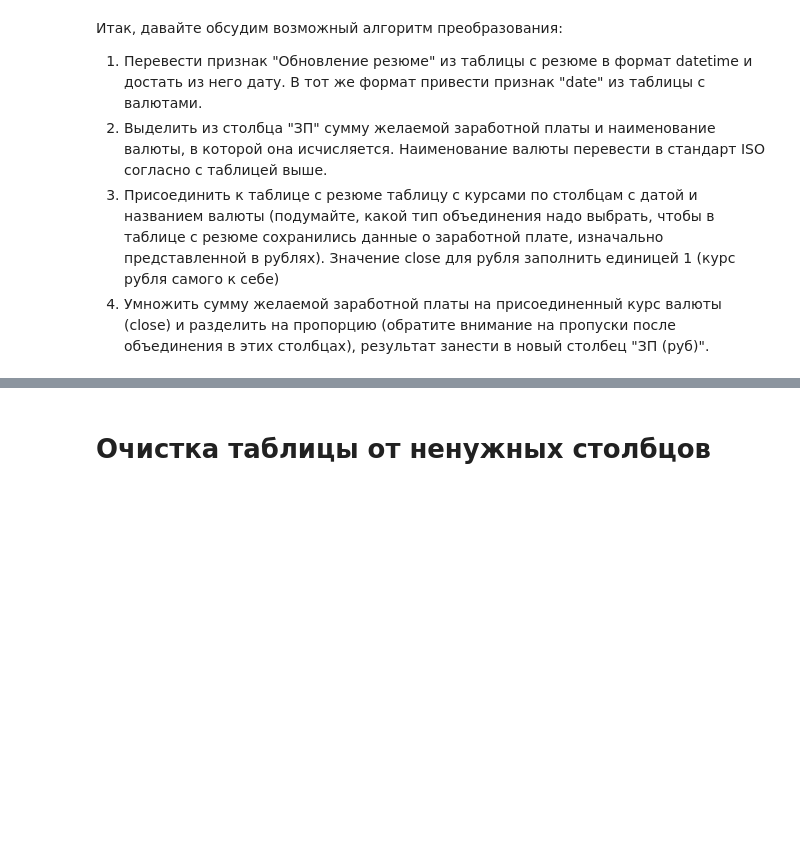
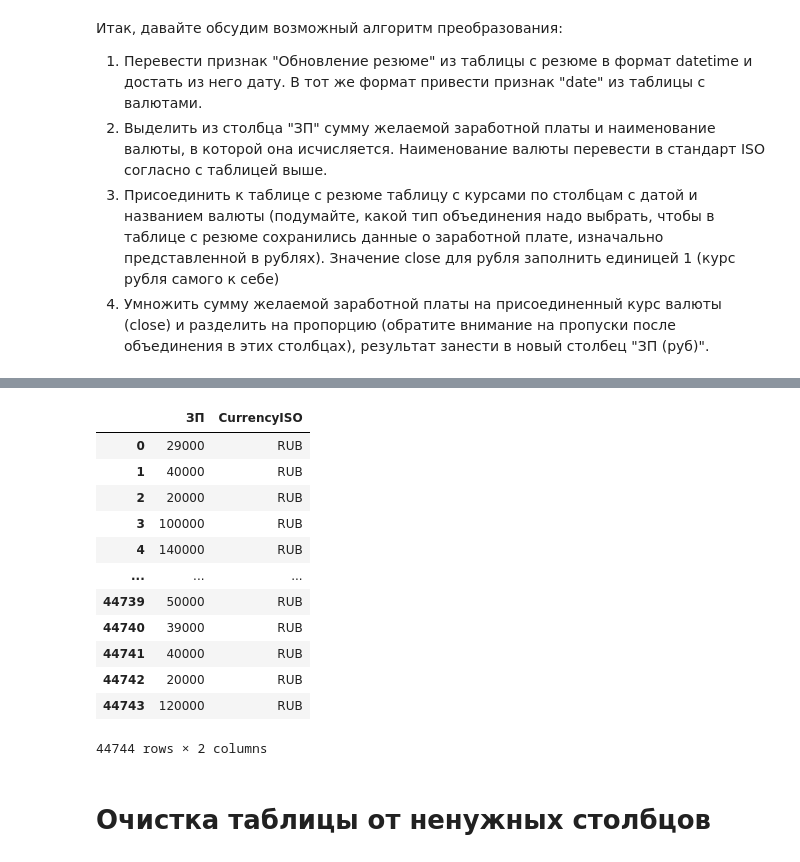
Before and after one commit to tcheredeev/skf_dsprmgu, a Jupyter notebook: Блок 1. Знакомство с данными. Python для анализа данных/PROJECT-1. Анализ резюме из HeadHunter/Задание 1. Проект 1 (PJ-01).ipynb, the cells around one changed output, grey strips where cells are left out. Cells and saved outputs as stored; diff of their text form; code cells hidden in the pictures; blank space fills up the shorter version.

```diff
--- a/Блок 1. Знакомство с данными. Python для анализа данных/PROJECT-1. Анализ резюме из HeadHunter/Задание 1. Проект 1 (PJ-01).ipynb
+++ b/Блок 1. Знакомство с данными. Python для анализа данных/PROJECT-1. Анализ резюме из HeadHunter/Задание 1. Проект 1 (PJ-01).ipynb
@@ -33,7 +33,7 @@ pd.options.display.max_columns = 30
 # %% [markdown]
 1. Прочитайте данные с помощью библиотеки Pandas. Совет: перед чтением обратите внимание на разделитель внутри файла.
 # %%
-headhunter_base_df = pd.read_csv('data/dst-3.0_16_1_hh_database.csv', sep=';')
+headhunter_base_df = pd.read_csv('data/dst-3.0_16_1_hh_database.zip', sep=';')
 display(headhunter_base_df.shape)
 # %% [output]
 (44744, 12)
@@ -427,3 +440,19 @@ print('Медиана зарплаты:', data_df['ЗП (руб)'].median())
+# %%
+data_df[['ЗП', 'CurrencyISO']]
+# %% [output]
+|  | ЗП | CurrencyISO |
+| 0 | 29000 | RUB |
+| 1 | 40000 | RUB |
+| 2 | 20000 | RUB |
+| 3 | 100000 | RUB |
+| 4 | 140000 | RUB |
+| ... | ... | ... |
+| 44739 | 50000 | RUB |
+| 44740 | 39000 | RUB |
+| 44741 | 40000 | RUB |
+| 44742 | 20000 | RUB |
+| 44743 | 120000 | RUB |
+44744 rows × 2 columns
 # %% [markdown]
 # Очистка таблицы от ненужных столбцов
 # %% [markdown]
```
Also changed, not shown: parts of 2 cells of this notebook, 25 other files.
